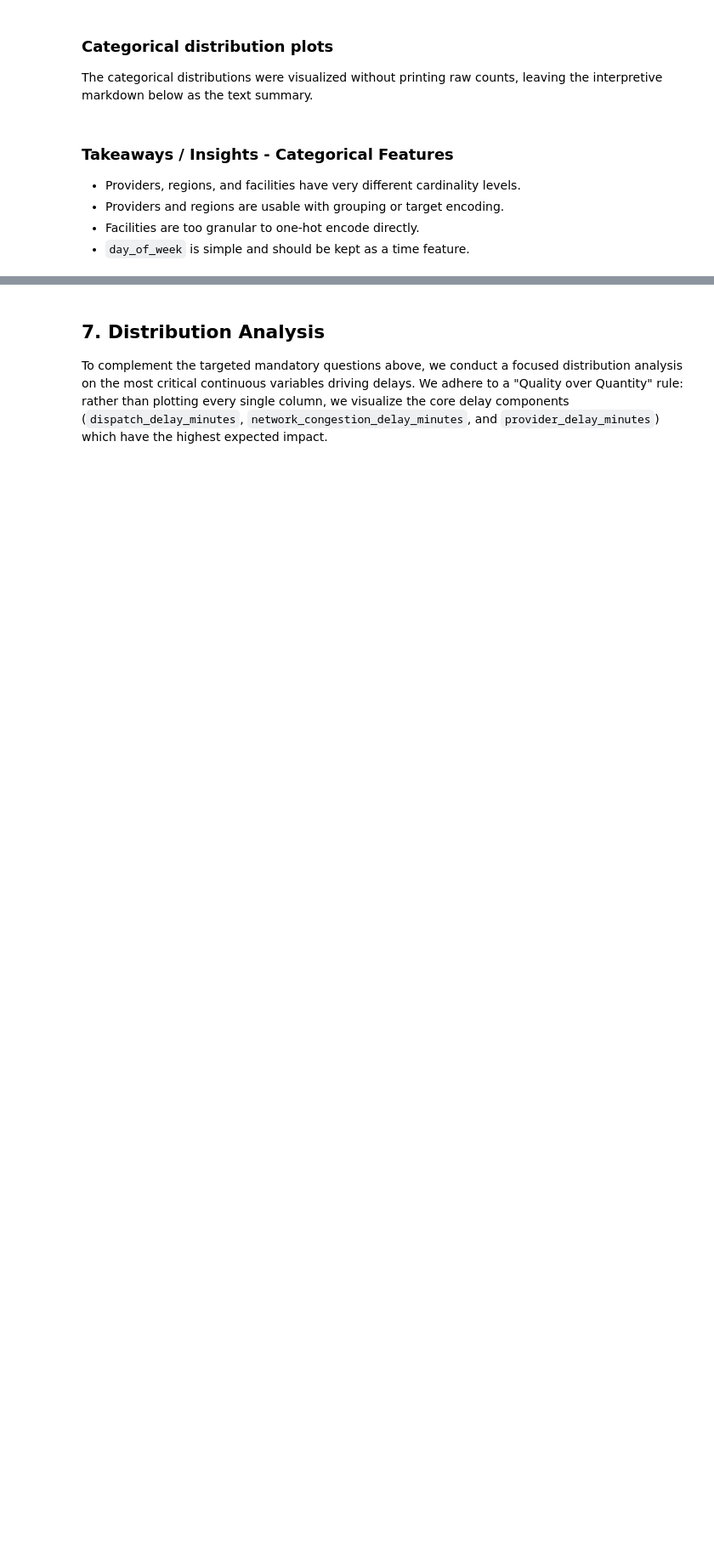
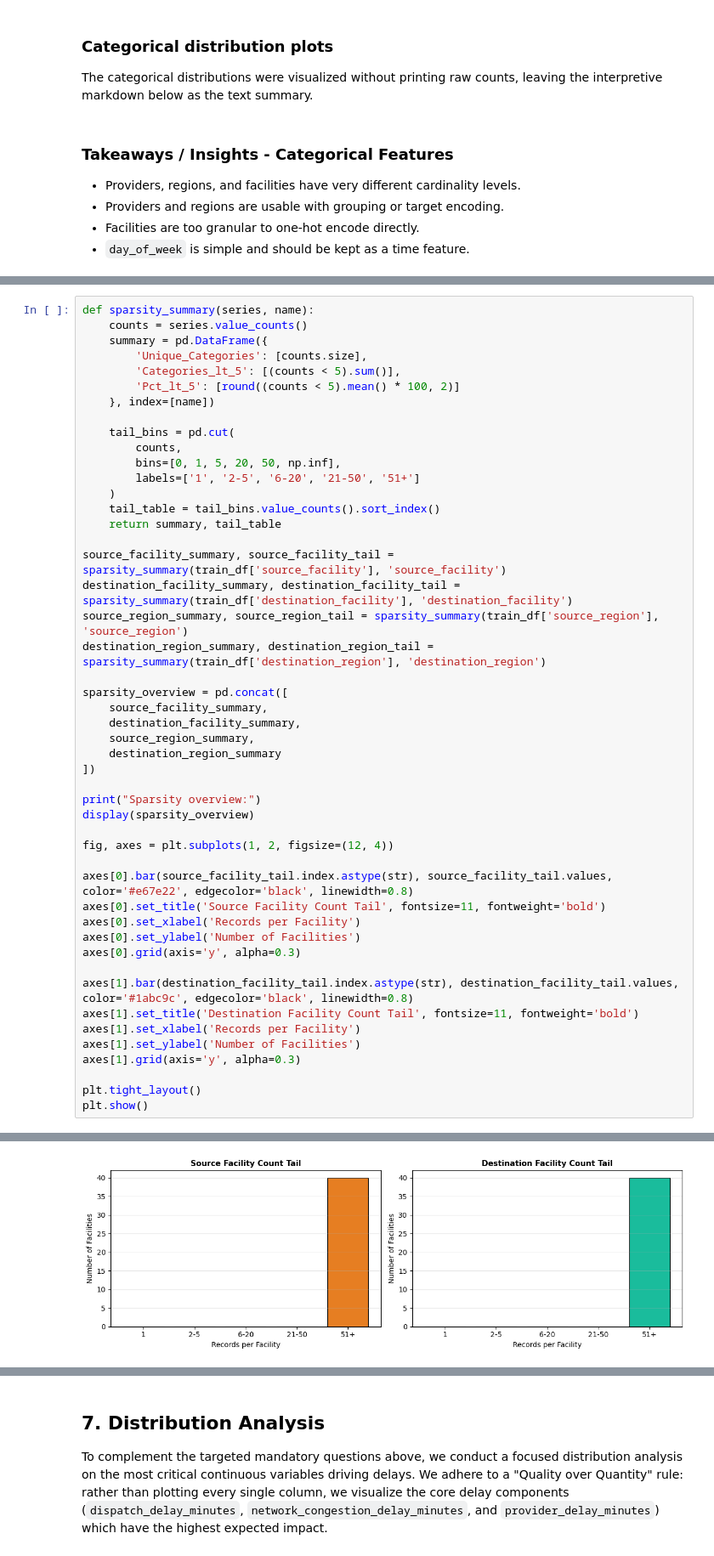
Before and after one commit to InbarKedem/final-project-intro-to-ml, a Jupyter notebook: task.ipynb, the cells around one changed output, grey strips where cells are left out. Shown at 85% size. Saved outputs shown, nothing was run; the diff lists cells and outputs as text; blank space fills up the shorter version.

```diff
--- a/task.ipynb
+++ b/task.ipynb
@@ -832,0 +966,49 @@ The categorical distributions were visualized without printing raw counts, leavi
+# %%
+def sparsity_summary(series, name):
+    counts = series.value_counts()
+    summary = pd.DataFrame({
+        'Unique_Categories': [counts.size],
+        'Categories_lt_5': [(counts < 5).sum()],
+        'Pct_lt_5': [round((counts < 5).mean() * 100, 2)]
+    }, index=[name])
+
+    tail_bins = pd.cut(
+        counts,
+        bins=[0, 1, 5, 20, 50, np.inf],
+        labels=['1', '2-5', '6-20', '21-50', '51+']
+    )
+    tail_table = tail_bins.value_counts().sort_index()
+    return summary, tail_table
+
+source_facility_summary, source_facility_tail = sparsity_summary(train_df['source_facility'], 'source_facility')
+destination_facility_summary, destination_facility_tail = sparsity_summary(train_df['destination_facility'], 'destination_facility')
+source_region_summary, source_region_tail = sparsity_summary(train_df['source_region'], 'source_region')
+destination_region_summary, destination_region_tail = sparsity_summary(train_df['destination_region'], 'destination_region')
+
+sparsity_overview = pd.concat([
+    source_facility_summary,
+    destination_facility_summary,
+    source_region_summary,
+    destination_region_summary
+])
+
+print("Sparsity overview:")
+display(sparsity_overview)
+
+fig, axes = plt.subplots(1, 2, figsize=(12, 4))
+
+axes[0].bar(source_facility_tail.index.astype(str), source_facility_tail.values, color='#e67e22', edgecolor='black', linewidth=0.8)
+axes[0].set_title('Source Facility Count Tail', fontsize=11, fontweight='bold')
+axes[0].set_xlabel('Records per Facility')
+axes[0].set_ylabel('Number of Facilities')
+axes[0].grid(axis='y', alpha=0.3)
+
+axes[1].bar(destination_facility_tail.index.astype(str), destination_facility_tail.values, color='#1abc9c', edgecolor='black', linewidth=0.8)
+axes[1].set_title('Destination Facility Count Tail', fontsize=11, fontweight='bold')
+axes[1].set_xlabel('Records per Facility')
+axes[1].set_ylabel('Number of Facilities')
+axes[1].grid(axis='y', alpha=0.3)
+
+plt.tight_layout()
+plt.show()
+# %% [output]
@@ -832,0 +1021 @@ The categorical distributions were visualized without printing raw counts, leavi
+[figure, added]
```
Also changed, not shown: parts of 14 cells of this notebook.
